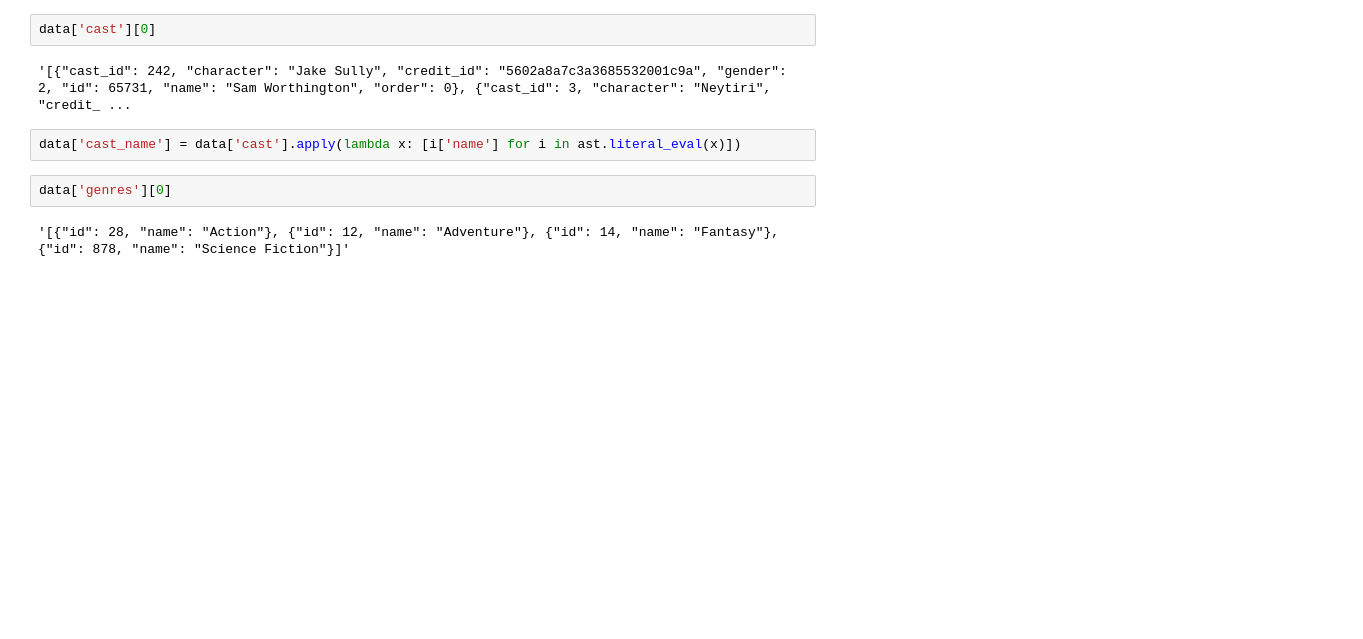
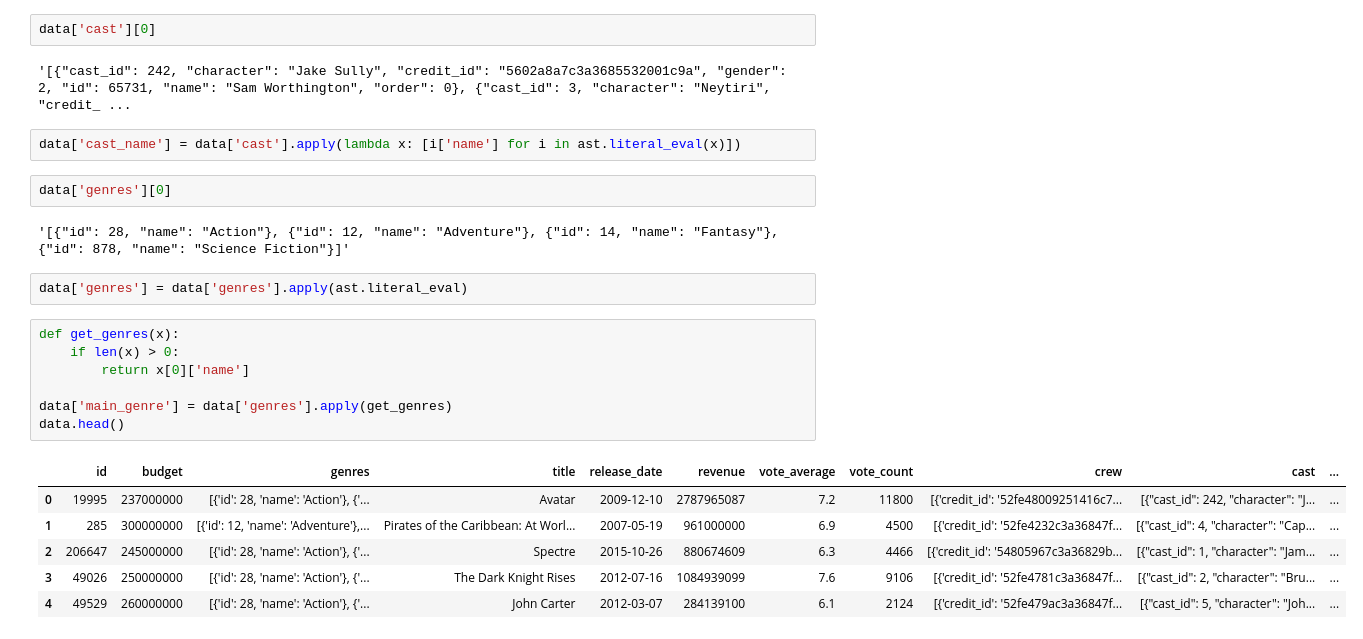
Before and after one commit to YDHYDHDONG/Movie_analysis, a Jupyter notebook: movie.ipynb, the cells around one changed output. Cells and saved outputs as stored; diff of their text form; blank space fills up the shorter version.

```diff
--- a/movie.ipynb
+++ b/movie.ipynb
@@ -111,3 +113,19 @@ data['cast_name'] = data['cast'].apply(lambda x: [i['name'] for i in ast.literal
 data['genres'][0]
 # %% [output]
 '[{"id": 28, "name": "Action"}, {"id": 12, "name": "Adventure"}, {"id": 14, "name": "Fantasy"}, {"id": 878, "name": "Science Fiction"}]'
+# %%
+data['genres'] = data['genres'].apply(ast.literal_eval)
+# %%
+def get_genres(x):
+    if len(x) > 0:
+        return x[0]['name']
+
+data['main_genre'] = data['genres'].apply(get_genres)
+data.head()
+# %% [output]
+|  | id | budget | genres | title | release_date | revenue | vote_average | vote_count | crew | cast | ... |
+| 0 | 19995 | 237000000 | [{'id': 28, 'name': 'Action'}, {'... | Avatar | 2009-12-10 | 2787965087 | 7.2 | 11800 | [{'credit_id': '52fe48009251416c7... | [{"cast_id": 242, "character": "J... | ... |
+| 1 | 285 | 300000000 | [{'id': 12, 'name': 'Adventure'},... | Pirates of the Caribbean: At Worl... | 2007-05-19 | 961000000 | 6.9 | 4500 | [{'credit_id': '52fe4232c3a36847f... | [{"cast_id": 4, "character": "Cap... | ... |
+| 2 | 206647 | 245000000 | [{'id': 28, 'name': 'Action'}, {'... | Spectre | 2015-10-26 | 880674609 | 6.3 | 4466 | [{'credit_id': '54805967c3a36829b... | [{"cast_id": 1, "character": "Jam... | ... |
+| 3 | 49026 | 250000000 | [{'id': 28, 'name': 'Action'}, {'... | The Dark Knight Rises | 2012-07-16 | 1084939099 | 7.6 | 9106 | [{'credit_id': '52fe4781c3a36847f... | [{"cast_id": 2, "character": "Bru... | ... |
+| 4 | 49529 | 260000000 | [{'id': 28, 'name': 'Action'}, {'... | John Carter | 2012-03-07 | 284139100 | 6.1 | 2124 | [{'credit_id': '52fe479ac3a36847f... | [{"cast_id": 5, "character": "Joh... | ... |
```
Also changed, not shown: parts of 33 cells of this notebook.
